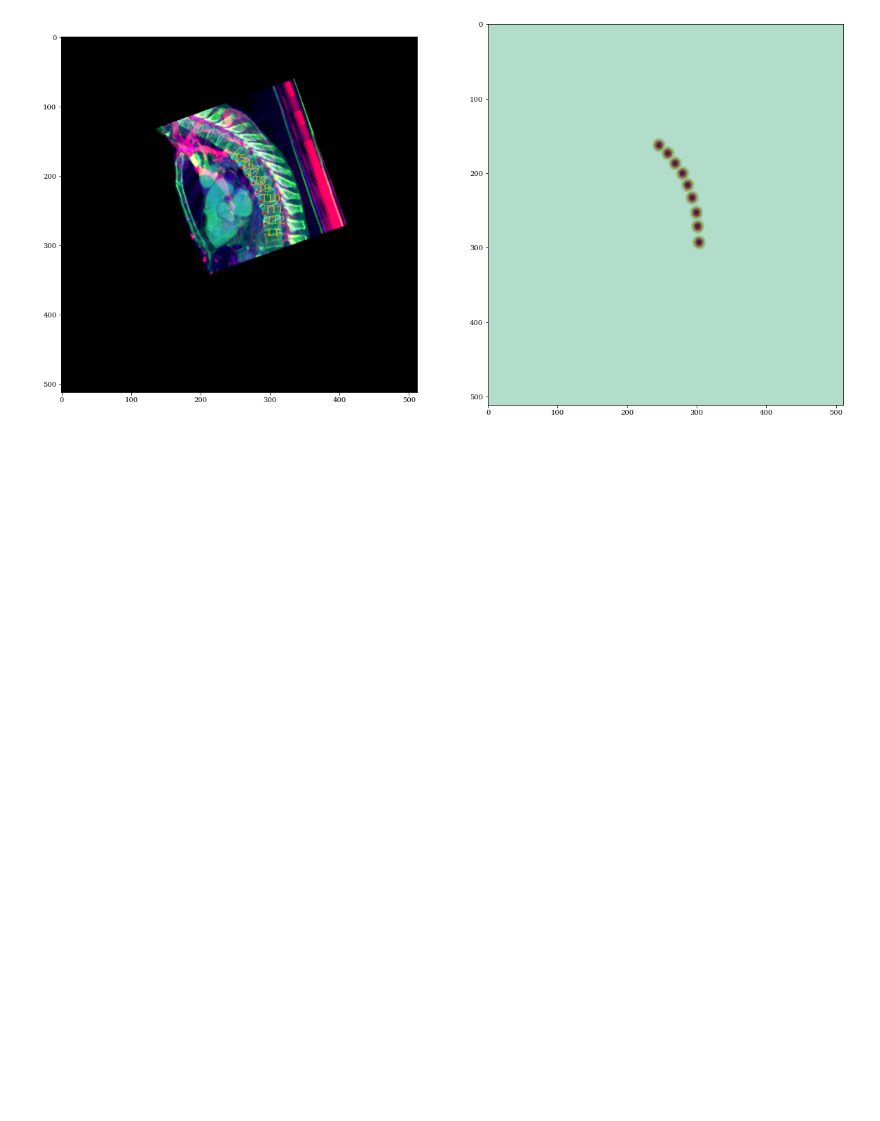
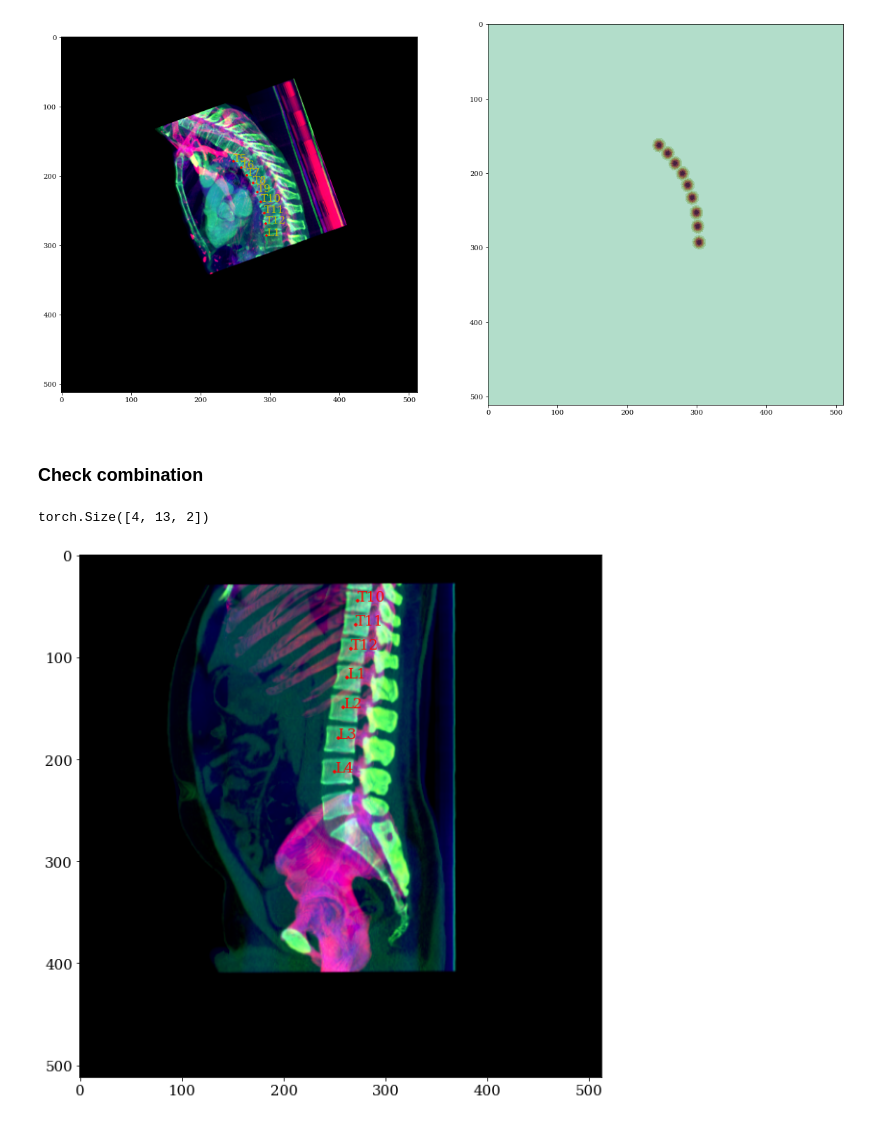
Before and after one commit to DMcSweeney/coronal_sagittal_cnn, a Jupyter notebook: notebooks/labelling_training_sanity.ipynb, the cells around one changed output. Saved outputs shown, nothing was run; the diff lists cells and outputs as text; code cells hidden in the pictures; blank space fills up the shorter version.

Commit message:
Single val. working labeller

```diff
--- a/notebooks/labelling_training_sanity.ipynb
+++ b/notebooks/labelling_training_sanity.ipynb
@@ -161,3 +162,5 @@ MAX [0.         0.         0.00636671 0.00624064 0.00636671 0.00636671
  0.00636671 0.00636671 0.00636671 0.00624064 0.00636671 0.
  0.         0.        ]
 [figure]
+# %% [markdown]
+### Check combination
@@ -163,0 +169,41 @@ MAX [0.         0.         0.00636671 0.00624064 0.00636671 0.00636671
+# %%
+def check_combo(img, heatmap, mask, labels):
+    idx= 1
+    mask  = F.one_hot(mask, num_classes=14)
+    mask = rearrange(mask, 'b h w c -> b c h w')
+    map_ = mask * heatmap
+    map_ = rearrange(map_[:, 1:], 'b c h w -> b c (h w)') #* Ignore background
+    class_map = labels[..., None]*map_
+    class_map = rearrange(class_map, 'b c (h w) -> b c h w', h=512, w=512)
+
+    norm_map = F.relu(class_map)
+    norm_map = sharpen_heatmap(norm_map, alpha=2)
+    coords = dsntnn.dsnt(norm_map, normalized_coordinates=False)
+    print(coords.shape)
+    ## PLOTTING
+
+    fig, ax = plt.subplots(1, 1, figsize=(10, 10))
+    img = rearrange(img, 'b c h w -> b h w c')
+    plt_img = norm_img(img[idx].cpu().numpy())
+    ax.imshow(plt_img, cmap='gray')
+
+    for i, vert in enumerate(ordered_verts):
+        if labels[idx, i] == 0: continue
+        x, y = coords[idx, i].cpu().numpy()
+
+        ax.scatter(x, y, marker='+', c='r', s=15)
+        ax.text(x, y, vert, c='r', size=15)
+
+    return coords
+# %%
+for data in train_generator:
+    img = data['image'].to(device, dtype=torch.float32)
+    points = data['keypoints'].to(device, dtype=torch.float32)
+    heatmap = data['heatmap'].to(device, dtype=torch.float32)
+    mask = data['mask'].to(device, dtype=torch.long)
+    labels = data['labels'].to(device, dtype=torch.float32)
+    coords = check_combo(img, heatmap, mask, labels)
+    break
+# %% [output]
+torch.Size([4, 13, 2])
+[figure, added]
```
Also changed, not shown: parts of 2 cells of this notebook, 4 other files.
